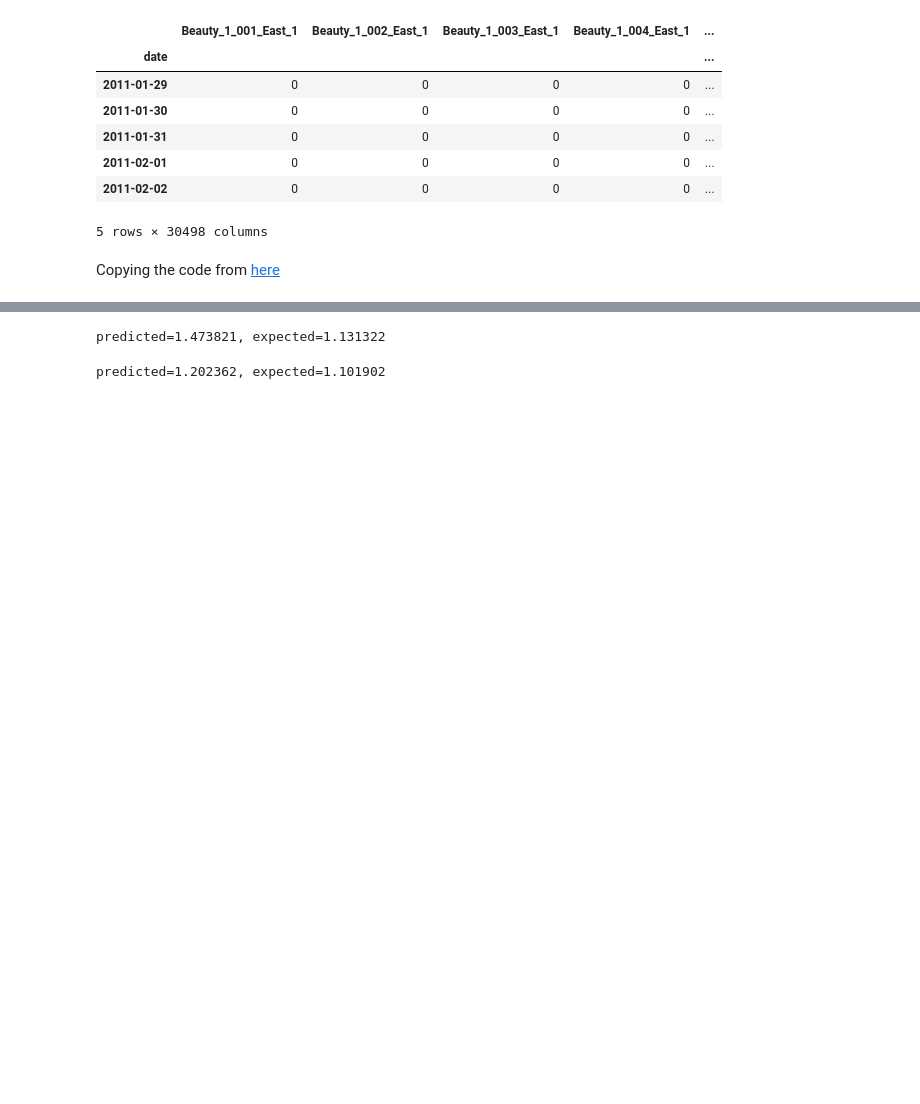
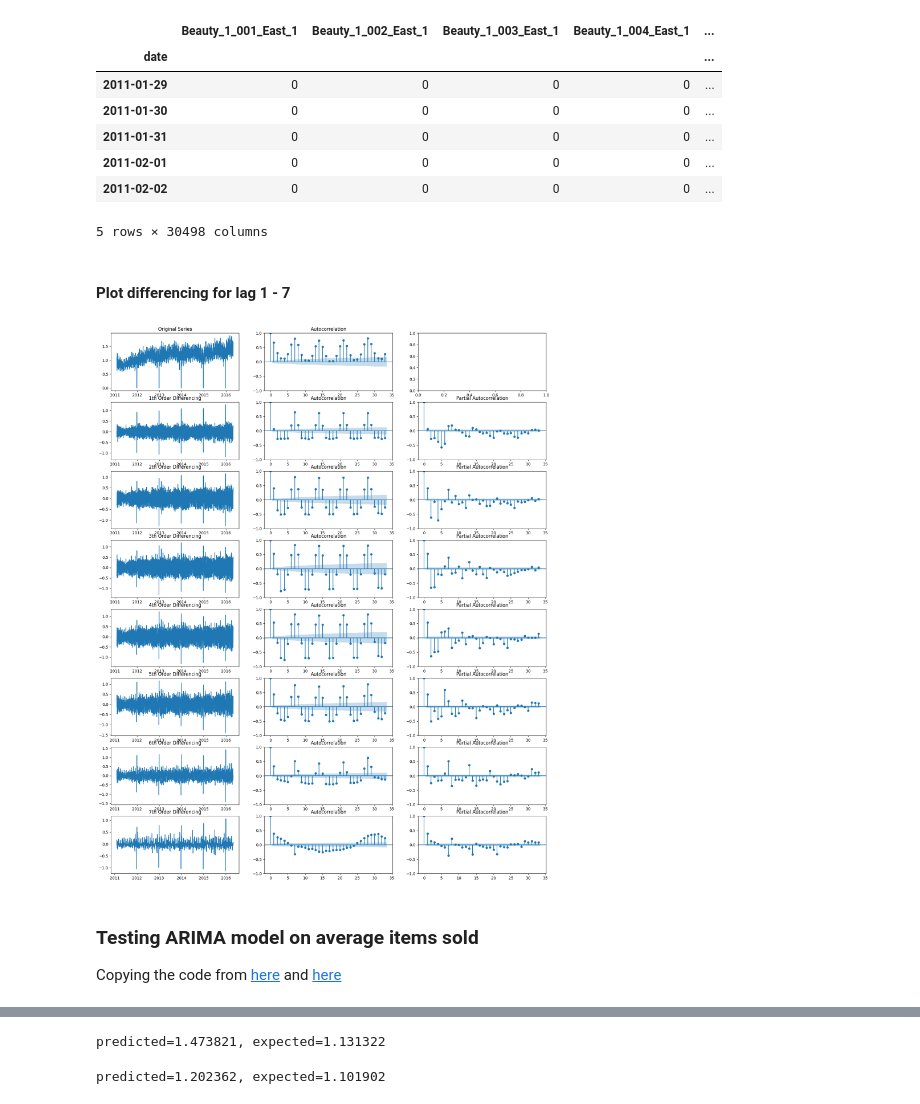
Before and after one commit to TristanKoh/ads-final-project, a Jupyter notebook: code/modelling.ipynb, the cells around one changed output, grey strips where cells are left out. Drawn from its saved outputs; the diff is of its cells as text; code cells hidden in the pictures; blank space fills up the shorter version.

Commit message:
add diff plots with ACF and PACF

```diff
--- a/code/modelling.ipynb
+++ b/code/modelling.ipynb
@@ -84,5 +84,31 @@ df_items_temp.head()
 | 2011-02-01 | 0 | 0 | 0 | 0 | ... |
 | 2011-02-02 | 0 | 0 | 0 | 0 | ... |
 5 rows × 30498 columns
+# %% [markdown]
+#### Plot differencing for lag 1 - 7
+# %%
+def plot_differencing(series, n = 8) :
+
+    fig, axes = plt.subplots(n, 3, figsize = (20,25))
+
+    axes[0, 0].plot(series); axes[0, 0].set_title('Original Series')
+    plot_acf(series, ax=axes[0, 1])
+
+    for i in range(1, n) :
+        diff_series = series.diff(periods = i)
+
+        axes[i, 0].plot(diff_series); axes[i, 0].set_title(f'{i}th Order Differencing')
+        plot_acf(diff_series.dropna(), ax=axes[i, 1])
+        plot_pacf(diff_series.dropna(), method='ywm', ax = axes[i, 2])
+
+
+    plt.show()
+# %%
+plot_differencing(df_items_temp["avg_items_sold"])
+# %% [output]
+[figure, added]
 # %% [markdown]
+### Testing ARIMA model on average items sold
+
 Copying the code from [here](https://machinelearningmastery.com/arima-for-time-series-forecasting-with-python/)
+ and [here](https://www.machinelearningplus.com/time-series/arima-model-time-series-forecasting-python/)
```
Also changed, not shown: parts of 13 cells of this notebook.
